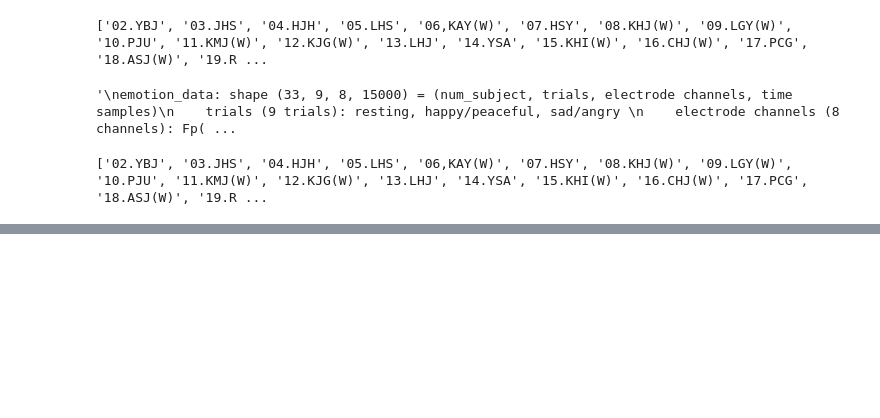
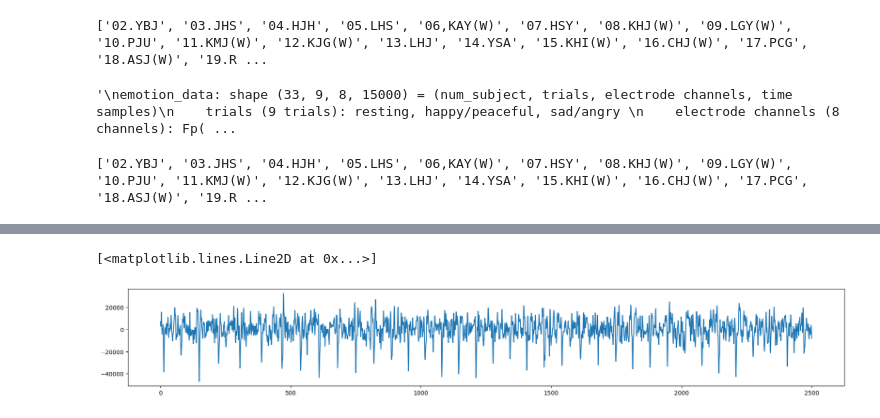
Before and after one commit to sees4321/Samsung_2024, a Jupyter notebook: emotion_data_preprocessing.ipynb, the cells around one changed output, grey strips where cells are left out. Cells and saved outputs as stored; diff of their text form; code cells hidden in the pictures; blank space fills up the shorter version.

```diff
--- a/emotion_data_preprocessing.ipynb
+++ b/emotion_data_preprocessing.ipynb
@@ -153,0 +242,7 @@ plt.plot(event)
+# %%
+mist = np.load('D:/One_한양대학교/private object minsu/coding/data/samsung_2024/emotion/emotion_data.npy')
+plt.figure(figsize=(22,3))
+plt.plot(mist[0,0,7,12500:])
+# %% [output]
+[<matplotlib.lines.Line2D at 0x...>]
+[figure, added]
```
Also changed, not shown: parts of 5 cells of this notebook, 8 other files.
